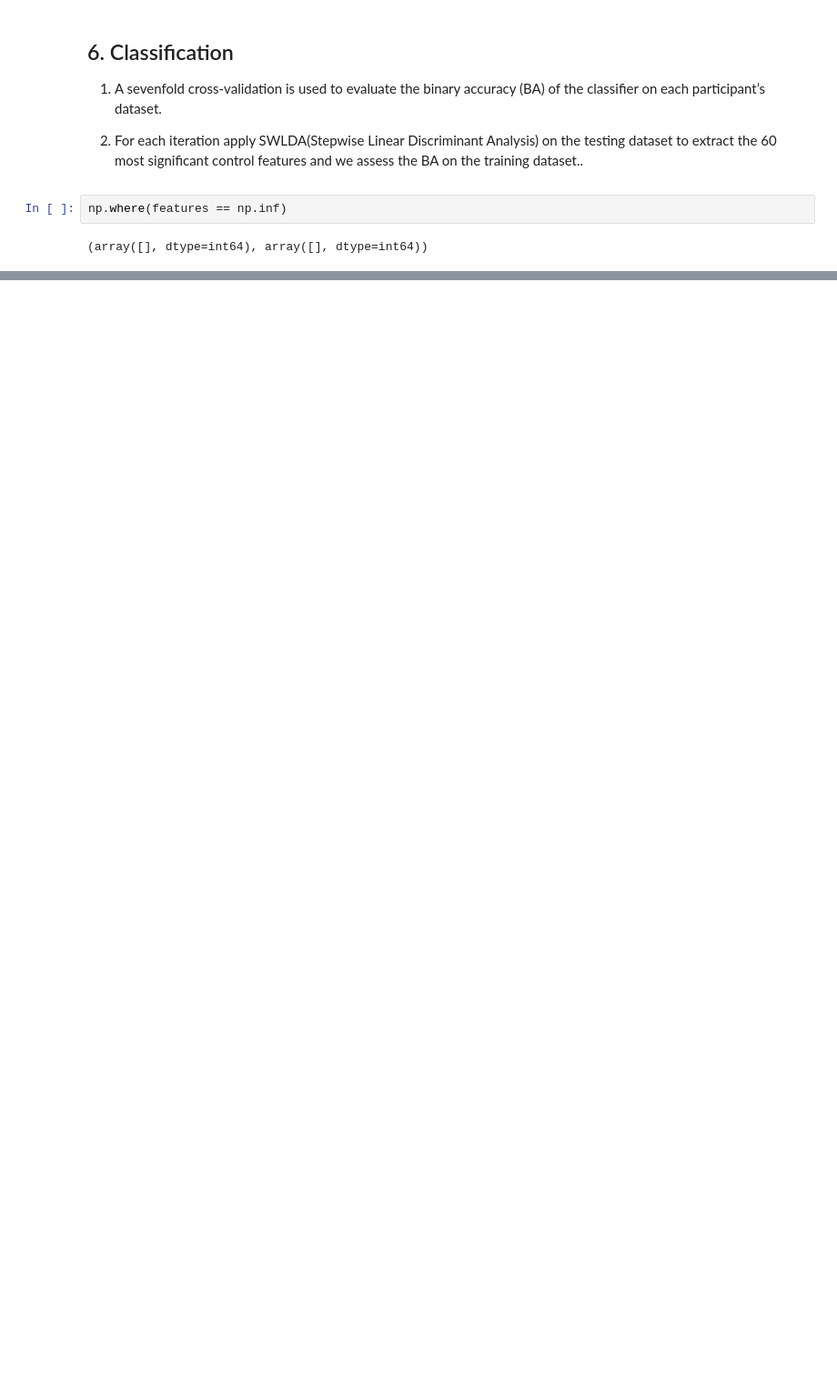
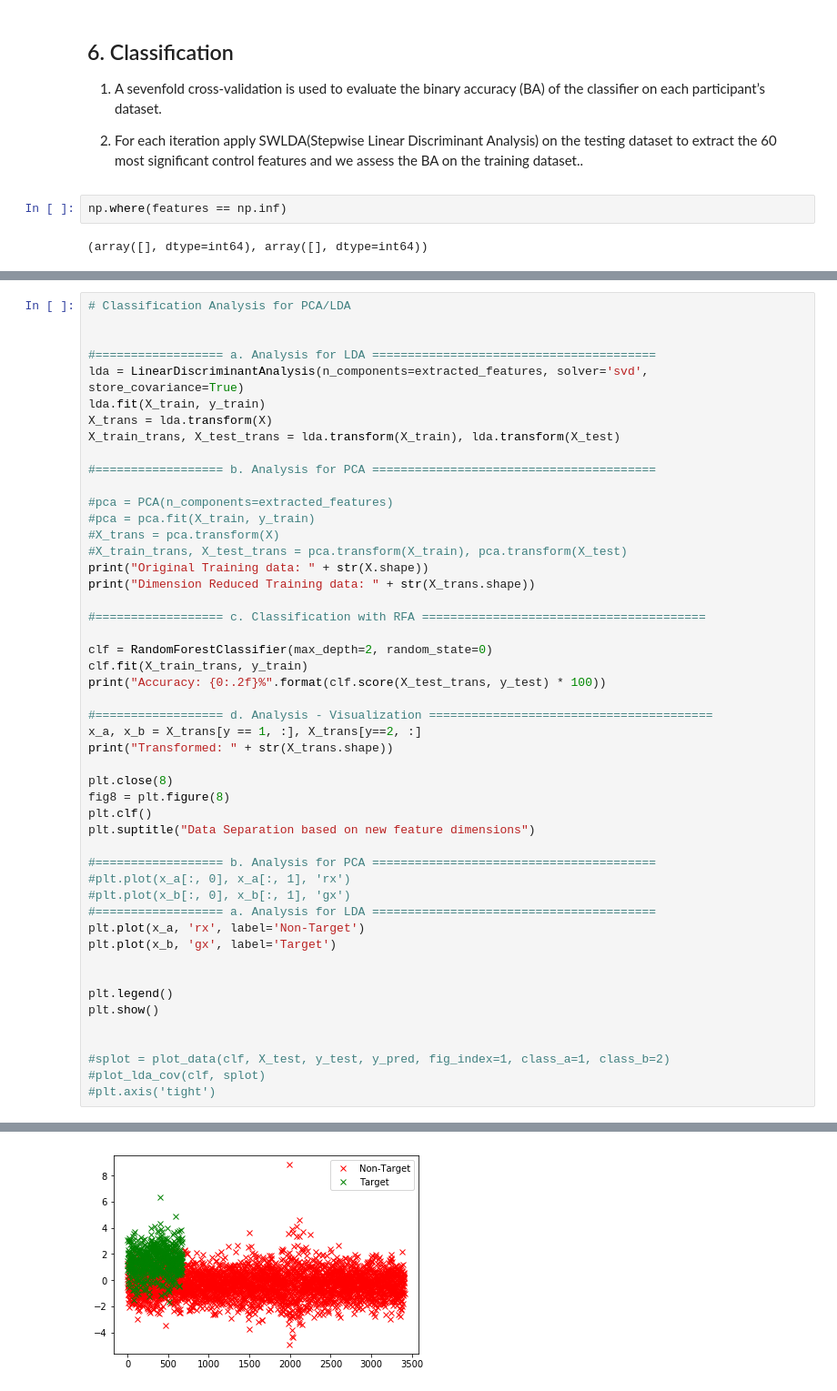
Before and after one commit to zuhairmhtb/P300SpellerBasedEEGClassification, a Jupyter notebook: Publications/EEGClassification.ipynb, the cells around one changed output, grey strips where cells are left out. Shown at 91% size. Drawn from its saved outputs; the diff is of its cells as text; blank space fills up the shorter version.

```diff
--- a/Publications/EEGClassification.ipynb
+++ b/Publications/EEGClassification.ipynb
@@ -703,0 +776,50 @@ Accuracy: 82.16%
+# %%
+# Classification Analysis for PCA/LDA
+
+
+#================== a. Analysis for LDA ========================================
+lda = LinearDiscriminantAnalysis(n_components=extracted_features, solver='svd', store_covariance=True)
+lda.fit(X_train, y_train)
+X_trans = lda.transform(X)
+X_train_trans, X_test_trans = lda.transform(X_train), lda.transform(X_test)
+
+#================== b. Analysis for PCA ========================================
+
+#pca = PCA(n_components=extracted_features)
+#pca = pca.fit(X_train, y_train)
+#X_trans = pca.transform(X)
+#X_train_trans, X_test_trans = pca.transform(X_train), pca.transform(X_test)
+print("Original Training data: " + str(X.shape))
+print("Dimension Reduced Training data: " + str(X_trans.shape))
+
+#================== c. Classification with RFA ========================================
+
+clf = RandomForestClassifier(max_depth=2, random_state=0)
+clf.fit(X_train_trans, y_train)
+print("Accuracy: {0:.2f}%".format(clf.score(X_test_trans, y_test) * 100))
+
+#================== d. Analysis - Visualization ========================================
+x_a, x_b = X_trans[y == 1, :], X_trans[y==2, :]
+print("Transformed: " + str(X_trans.shape))
+
+plt.close(8)
+fig8 = plt.figure(8)
+plt.clf()
+plt.suptitle("Data Separation based on new feature dimensions")
+
+#================== b. Analysis for PCA ========================================
+#plt.plot(x_a[:, 0], x_a[:, 1], 'rx')
+#plt.plot(x_b[:, 0], x_b[:, 1], 'gx')
+#================== a. Analysis for LDA ========================================
+plt.plot(x_a, 'rx', label='Non-Target')
+plt.plot(x_b, 'gx', label='Target')
+
+
+plt.legend()
+plt.show()
+
+
+#splot = plot_data(clf, X_test, y_test, y_pred, fig_index=1, class_a=1, class_b=2)
+#plot_lda_cov(clf, splot)
+#plt.axis('tight')
+# %% [output]
@@ -703,0 +830 @@ Accuracy: 82.16%
+[figure, added]
```
Also changed, not shown: parts of 15 cells of this notebook.
